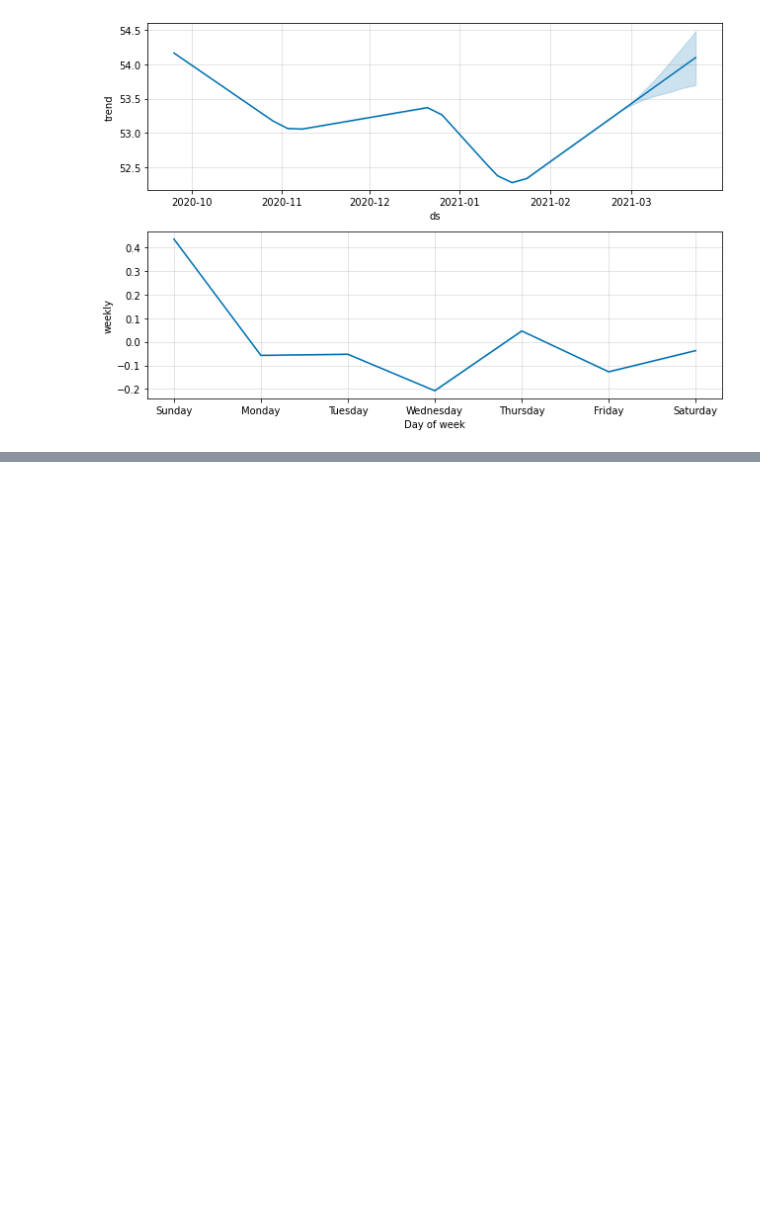
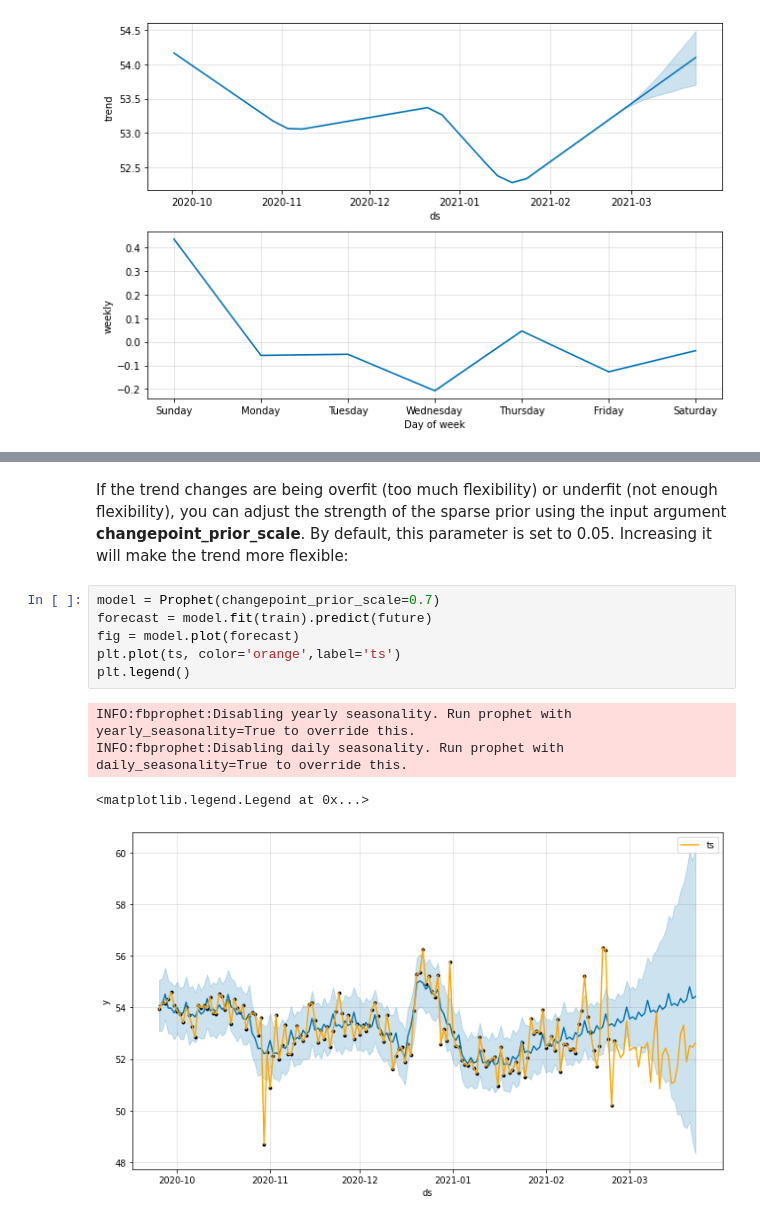
Before and after one commit to ANUPRIYAR/TimeSeriesForecasting, a Jupyter notebook: TimeSeries_capacity_optmization.ipynb, the cells around one changed output, grey strips where cells are left out. Cells and saved outputs as stored; diff of their text form; blank space fills up the shorter version.

```diff
--- a/TimeSeries_capacity_optmization.ipynb
+++ b/TimeSeries_capacity_optmization.ipynb
@@ -204,0 +216,13 @@ plot_plotly(model, forecast)
+# %% [markdown]
+If the trend changes are being overfit (too much flexibility) or underfit (not enough flexibility), you can adjust the strength of the sparse prior using the input argument **changepoint_prior_scale**. By default, this parameter is set to 0.05. Increasing it will make the trend more flexible:
+# %%
+model = Prophet(changepoint_prior_scale=0.7)
+forecast = model.fit(train).predict(future)
+fig = model.plot(forecast)
+plt.plot(ts, color='orange',label='ts')
+plt.legend()
+# %% [output]
+INFO:fbprophet:Disabling yearly seasonality. Run prophet with yearly_seasonality=True to override this.
+INFO:fbprophet:Disabling daily seasonality. Run prophet with daily_seasonality=True to override this.
+<matplotlib.legend.Legend at 0x...>
+[figure, added]
```
Also changed, not shown: parts of 16 cells of this notebook.
